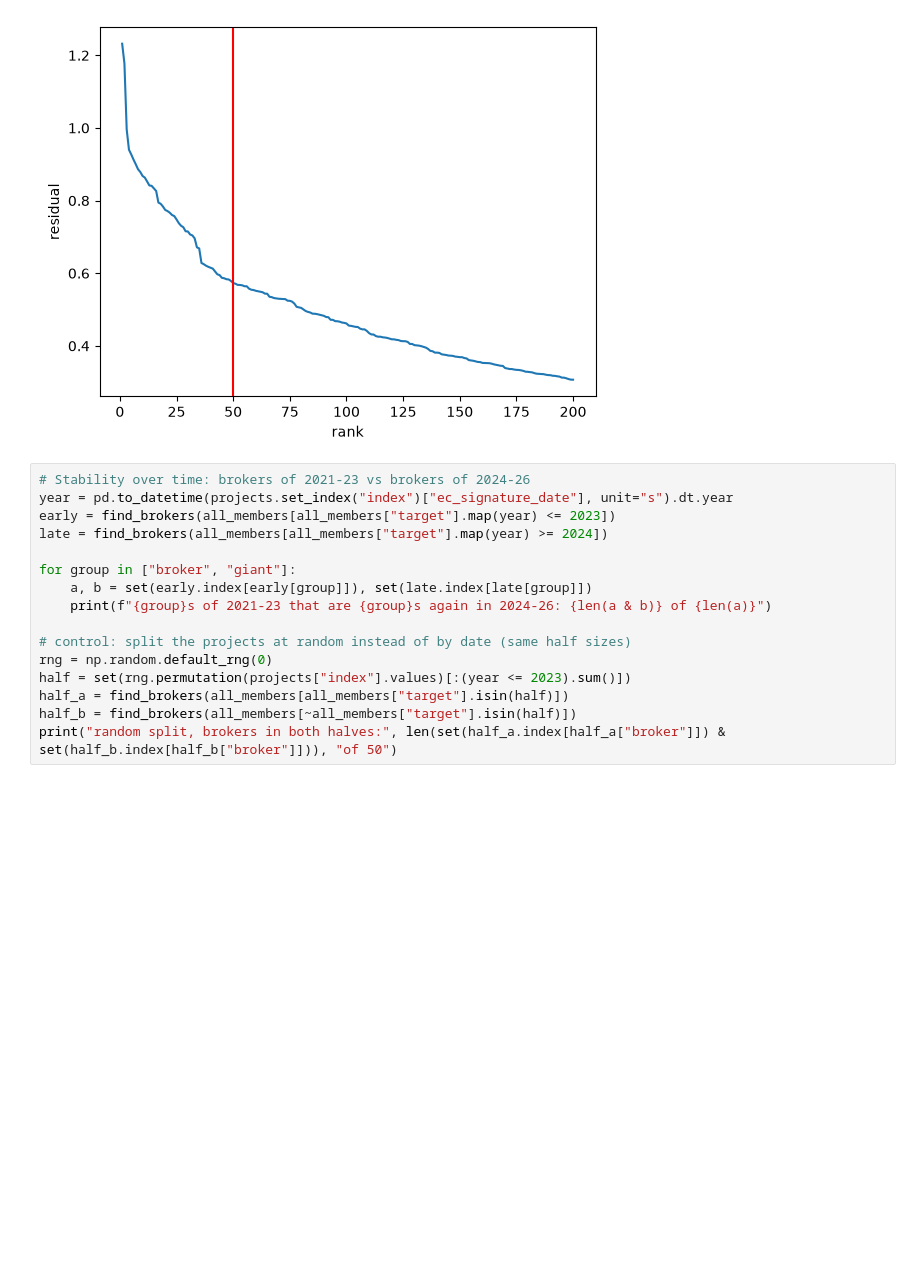
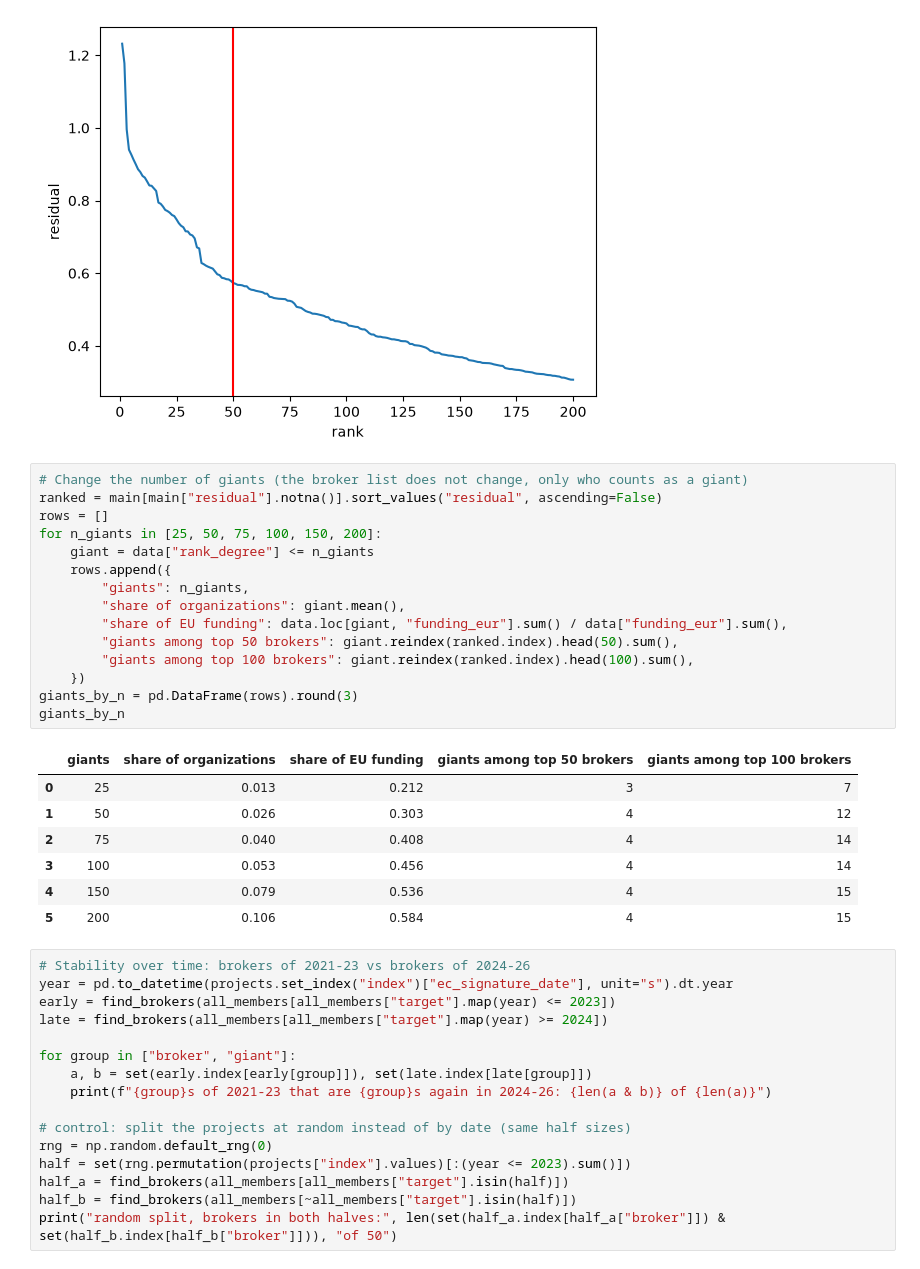
Before and after one commit to lindatruong/ANS-Project-2026, a Jupyter notebook: network_project_new.ipynb, the cells around one changed output. Drawn from its saved outputs; the diff is of its cells as text; blank space fills up the shorter version.

Commit message:
P3 Change number of giants

```diff
--- a/network_project_new.ipynb
+++ b/network_project_new.ipynb
@@ -828,6 +828,29 @@ plt.ylabel("residual")
 plt.show()
 # %% [output]
 [figure]
+# %%
+# Change the number of giants (the broker list does not change, only who counts as a giant)
+ranked = main[main["residual"].notna()].sort_values("residual", ascending=False)
+rows = []
+for n_giants in [25, 50, 75, 100, 150, 200]:
+    giant = data["rank_degree"] <= n_giants
+    rows.append({
+        "giants": n_giants,
+        "share of organizations": giant.mean(),
+        "share of EU funding": data.loc[giant, "funding_eur"].sum() / data["funding_eur"].sum(),
+        "giants among top 50 brokers": giant.reindex(ranked.index).head(50).sum(),
+        "giants among top 100 brokers": giant.reindex(ranked.index).head(100).sum(),
+    })
+giants_by_n = pd.DataFrame(rows).round(3)
+giants_by_n
+# %% [output]
+|  | giants | share of organizations | share of EU funding | giants among top 50 brokers | giants among top 100 brokers |
+| 0 | 25 | 0.013 | 0.212 | 3 | 7 |
+| 1 | 50 | 0.026 | 0.303 | 4 | 12 |
+| 2 | 75 | 0.040 | 0.408 | 4 | 14 |
+| 3 | 100 | 0.053 | 0.456 | 4 | 14 |
+| 4 | 150 | 0.079 | 0.536 | 4 | 15 |
+| 5 | 200 | 0.106 | 0.584 | 4 | 15 |
 # %%
 # Stability over time: brokers of 2021-23 vs brokers of 2024-26
 year = pd.to_datetime(projects.set_index("index")["ec_signature_date"], unit="s").dt.year
```
